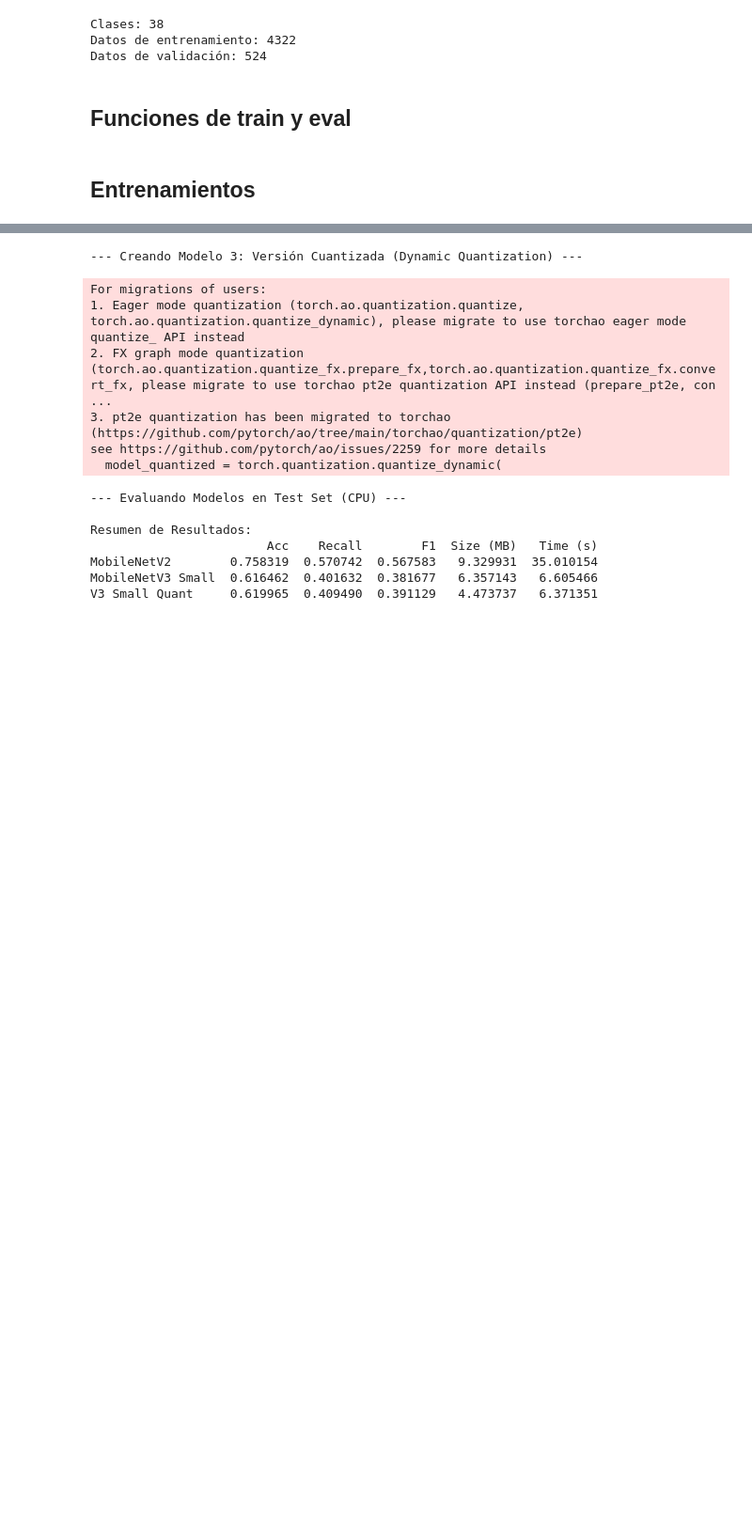
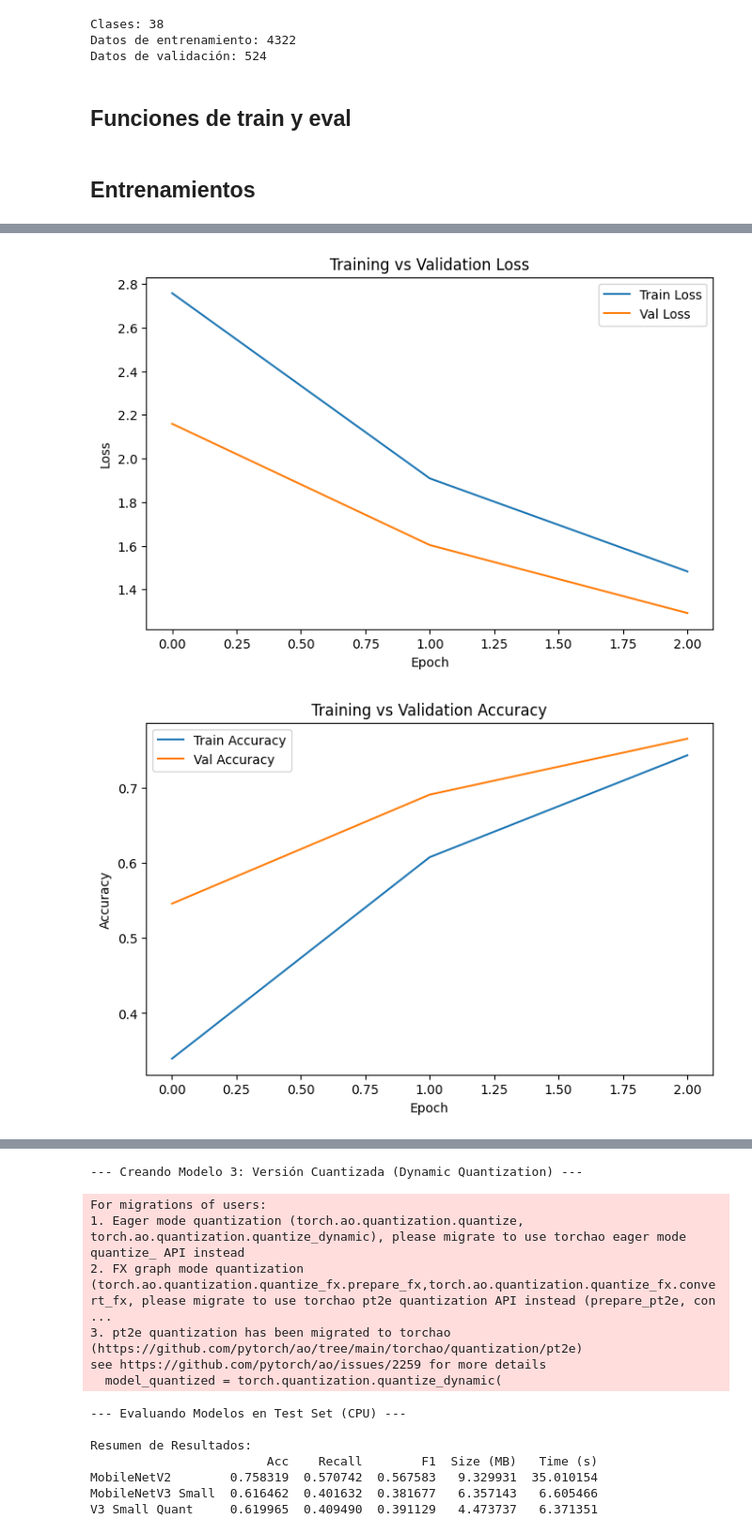
Before and after one commit to antonellagambarte/vision-por-computadoras-II, a Jupyter notebook: VpC_comparación_de_modelos.ipynb, the cells around one changed output, grey strips where cells are left out. Shown at 94% size. Saved outputs shown, nothing was run; the diff lists cells and outputs as text; code cells hidden in the pictures; blank space fills up the shorter version.

Commit message:
Agrego recall y f1 + gráficosa de comparación train vs eval

```diff
--- a/VpC_comparación_de_modelos.ipynb
+++ b/VpC_comparación_de_modelos.ipynb
@@ -309,13 +309,16 @@ def get_model_size(model, model_name="model"):
     os.remove(f"{model_name}.pth")
     return size_mb
 # %%
-def plot_compare_train_val(train_stats, val_stats, ylabel, title):
+def plot_compare_train_val(train_stats, val_stats, ylabel, title=""):
     plt.figure(figsize=(8,5))
     plt.plot(train_stats, label=f"Train {ylabel}")
     plt.plot(val_stats, label=f"Val {ylabel}")
     plt.xlabel("Epoch")
     plt.ylabel(ylabel)
-    plt.title(f"Training vs Validation {ylabel}")
+    if title != "":
+        plt.title(title)
+    else:
+        plt.title(f"Training vs Validation {ylabel}")
     plt.legend()
     plt.show()
 # %% [markdown]
@@ -344,6 +347,6 @@ optimizer_v2 = optim.SGD(model_v2.classifier.parameters(), lr=0.01)
 # Entrenar
 # Nota: Usamos pocas épocas para que el notebook corra rápido en la demo,
 # para resultados reales aumentar num_epochs
-model_v2, hist_v2, time_v2 = train_model(model_v2, criterion, optimizer_v2, num_epochs=10)
+model_v2, hist_v2, time_v2 = train_model(model_v2, criterion, optimizer_v2, num_epochs=3)
 # %% [output]
 --- Entrenando Modelo 1: MobileNetV2 (Baseline) ---
@@ -352,0 +366,8 @@ Epoch 1/10
+# %%
+plot_compare_train_val(train_stats=hist_v2['train_loss'], val_stats=hist_v2['val_loss'], ylabel='Loss')
+plot_compare_train_val(train_stats=hist_v2['train_acc'], val_stats=hist_v2['val_acc'], ylabel='Accuracy')
+plot_compare_train_val(train_stats=hist_v2['train_recall'], val_stats=hist_v2['val_recall'], ylabel='Recall')
+plot_compare_train_val(train_stats=hist_v2['train_f1'], val_stats=hist_v2['val_f1'], ylabel='F1 score')
+# %% [output]
+[figure, added]
+[figure, added]
```
Also changed, not shown: parts of 5 cells of this notebook.
